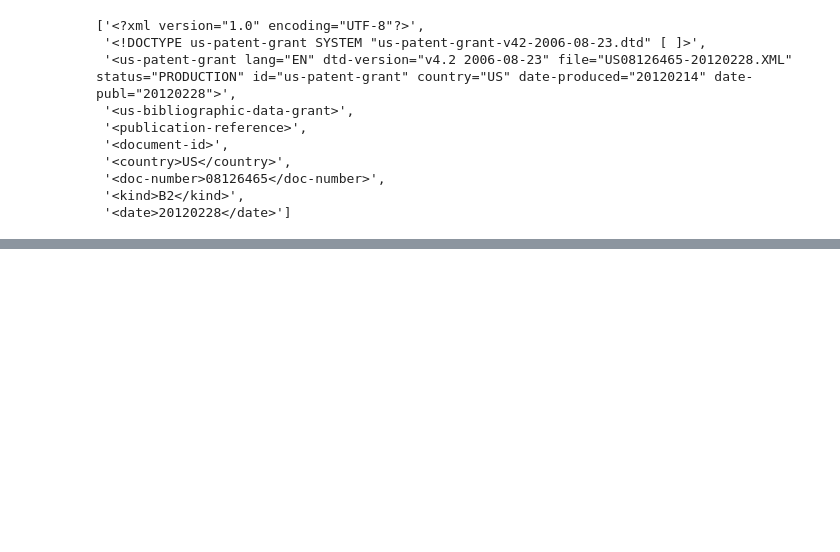
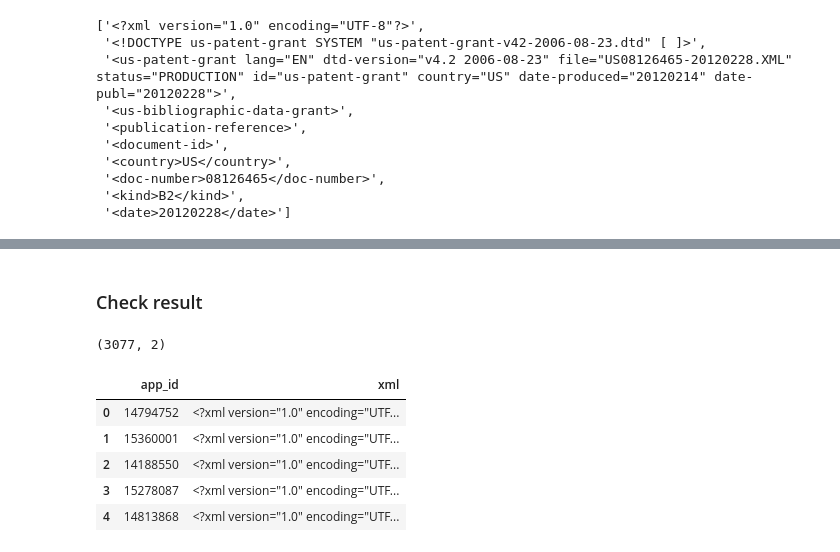
Before and after one commit to yoheikikuta/US-patent-analysis, a Jupyter notebook: notebook/data_collection.ipynb, the cells around one changed output, grey strips where cells are left out. Saved outputs shown, nothing was run; the diff lists cells and outputs as text; code cells hidden in the pictures; blank space fills up the shorter version.

Commit message:
Collect all xml of app2017-grants2012.

```diff
--- a/notebook/data_collection.ipynb
+++ b/notebook/data_collection.ipynb
@@ -1535,0 +584,2 @@ KeyboardInterrupt:
+# %%
+file_dni_dict = docnum_paths_to_dni_dict(indexDNApp2017, app_id_set, docnum_offset=13)
@@ -1535,0 +591,6 @@ KeyboardInterrupt:
+# %%
+path_to_patregiontup = dnidict_to_path_patent_region_tupples(file_dni_dict)
+# %%
+%%time
+
+app_all_xml_dict = collect_all_xml(path_to_patregiontup)
@@ -1535,0 +600,2 @@ KeyboardInterrupt:
+# %%
+app_all_df = pd.DataFrame({"app_id": list(app_all_xml_dict.keys()), "xml": list(app_all_xml_dict.values())})
@@ -1535,0 +604,15 @@ KeyboardInterrupt:
+# %% [markdown]
+### Check result
+# %%
+app_all_df.shape
+# %% [output]
+(3077, 2)
+# %%
+app_all_df.head()
+# %% [output]
+|  | app_id | xml |
+| 0 | 14794752 | <?xml version="1.0" encoding="UTF... |
+| 1 | 15360001 | <?xml version="1.0" encoding="UTF... |
+| 2 | 14188550 | <?xml version="1.0" encoding="UTF... |
+| 3 | 15278087 | <?xml version="1.0" encoding="UTF... |
+| 4 | 14813868 | <?xml version="1.0" encoding="UTF... |
```
Also changed, not shown: parts of 179 cells of this notebook.
